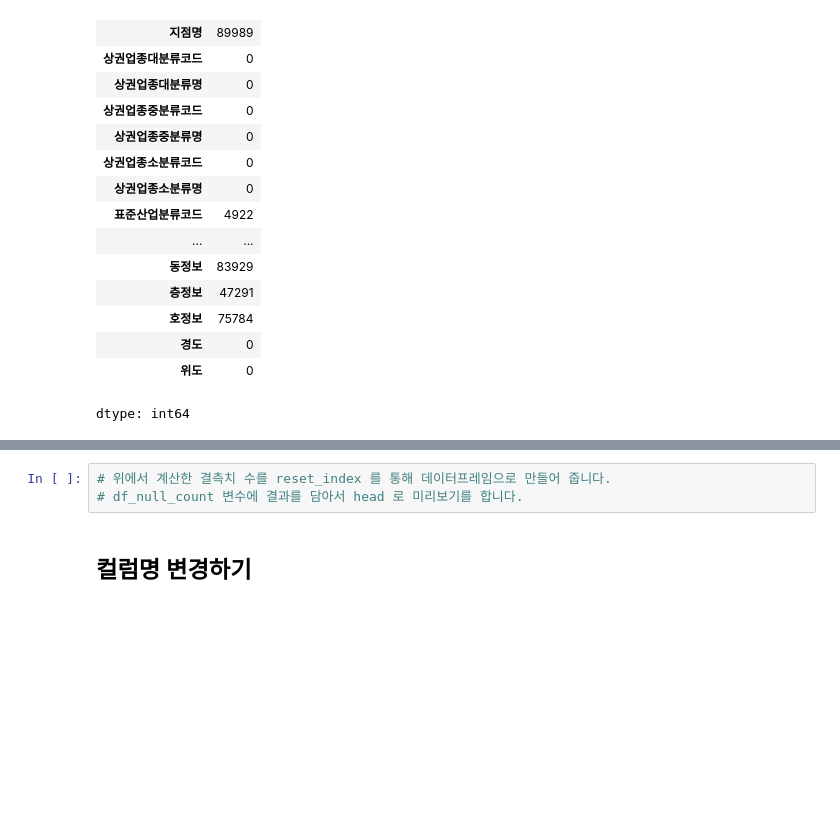
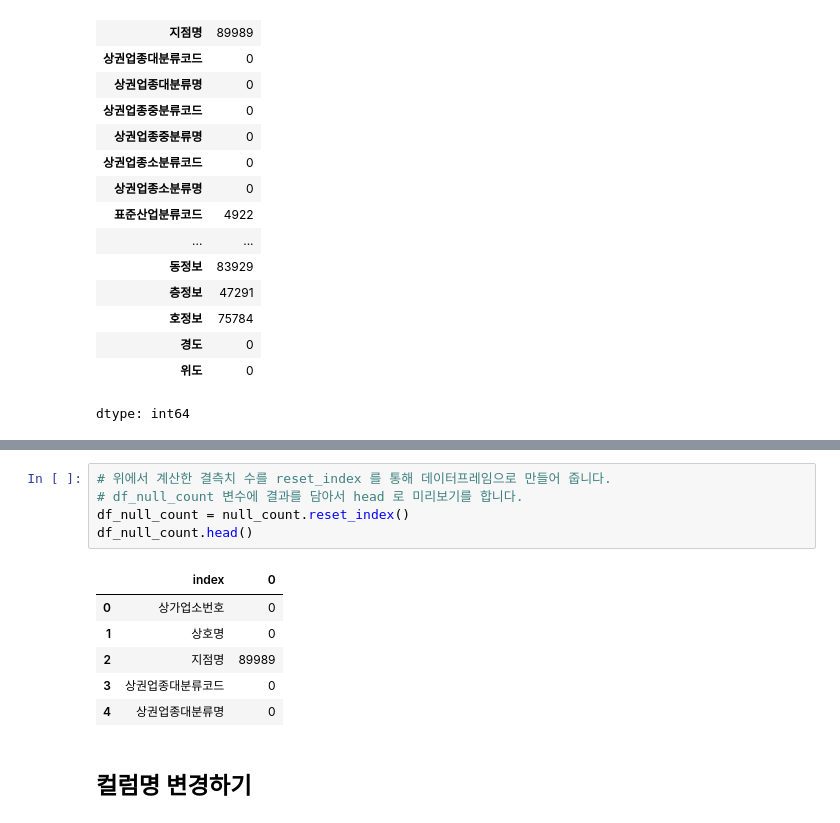
Before and after one commit to kinwa5/-9-16, a Jupyter notebook: open-data-analysis-input.ipynb, the cells around one changed output, grey strips where cells are left out. Cells and saved outputs as stored; diff of their text form; blank space fills up the shorter version.

```diff
--- a/open-data-analysis-input.ipynb
+++ b/open-data-analysis-input.ipynb
@@ -169,6 +195,15 @@ dtype: int64
 # %%
 # 위에서 계산한 결측치 수를 reset_index 를 통해 데이터프레임으로 만들어 줍니다.
 # df_null_count 변수에 결과를 담아서 head 로 미리보기를 합니다.
+df_null_count = null_count.reset_index()
+df_null_count.head()
+# %% [output]
+|  | index | 0 |
+| 0 | 상가업소번호 | 0 |
+| 1 | 상호명 | 0 |
+| 2 | 지점명 | 89989 |
+| 3 | 상권업종대분류코드 | 0 |
+| 4 | 상권업종대분류명 | 0 |
 # %% [markdown]
 ## 컬럼명 변경하기
 # %%
```
Also changed, not shown: parts of 15 cells of this notebook.
